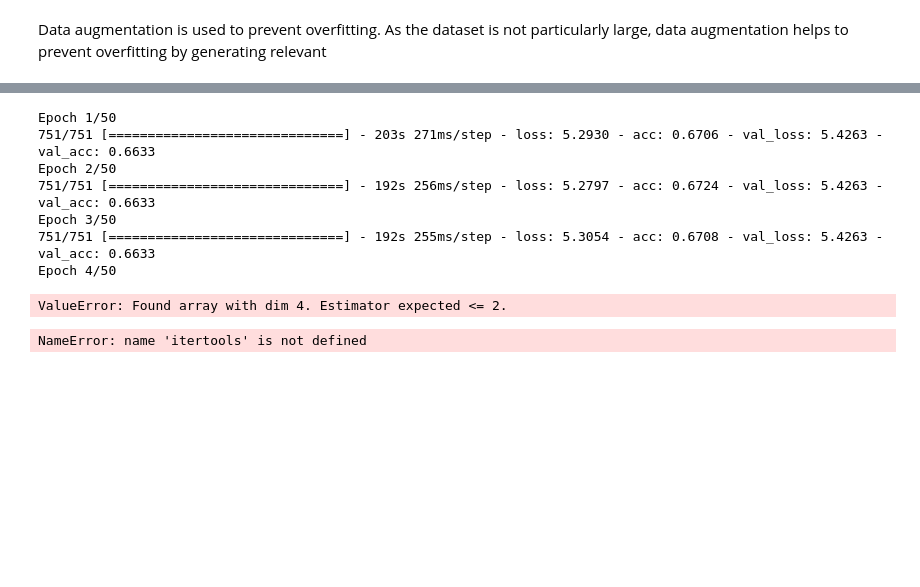
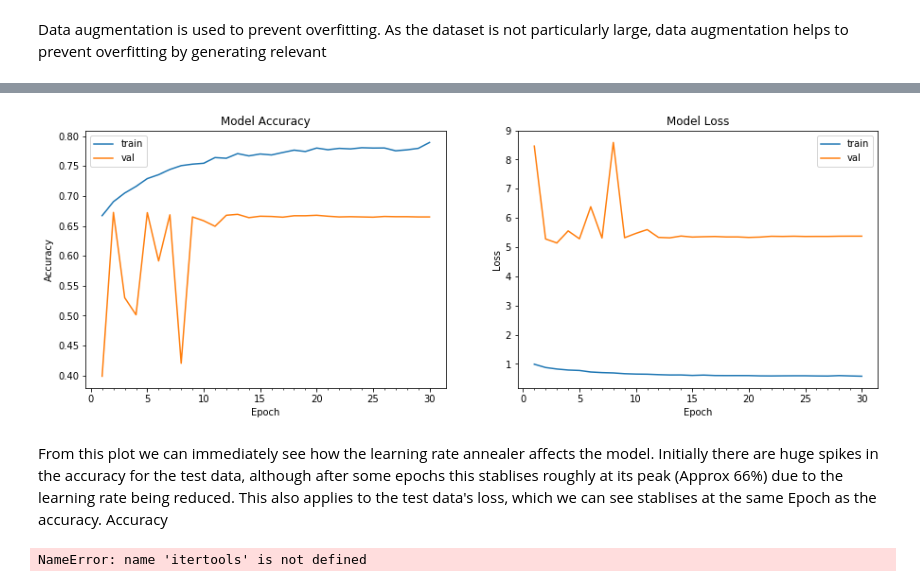
Before and after one commit to b-scott/Machine-Learning-Extended-Technical-Project, a Jupyter notebook: mletp/src/MachineLearningCode.ipynb, the cells around one changed output, grey strips where cells are left out. Cells and saved outputs as stored; diff of their text form; code cells hidden in the pictures; blank space fills up the shorter version.

```diff
--- a/mletp/src/MachineLearningCode.ipynb
+++ b/mletp/src/MachineLearningCode.ipynb
@@ -331 +321,5 @@ x_test = x_test.reshape(x_test.shape[0], *(224, 224, 3))
+# %%
+# canal value of 3 as images are RGB
+x_train = x_train.reshape(x_train.shape[0], *(75, 100, 3))
+x_test = x_test.reshape(x_test.shape[0], *(75, 100, 3))
 # %%
@@ -455,7 +390,7 @@ datagen.fit(x_train)
 # %%
 # train the model CNN RESULTS
-epochs = 50
-batch_size = 10
+epochs = 30
+batch_size = 16
 history = model.fit_generator(datagen.flow(x_train,y_train, batch_size=batch_size),
                               epochs = epochs, validation_data = (x_test,y_test),
                               verbose = 1, steps_per_epoch=x_train.shape[0] // batch_size
@@ -481,29 +416,31 @@ Epoch 50/50
-# %%
-# train the model VGG RESULTS
-epochs = 50
-batch_size = 10
-history = model.fit_generator(datagen.flow(x_train,y_train, batch_size=batch_size),
-                              epochs = epochs, validation_data = (x_test,y_test),
-                              verbose = 1, steps_per_epoch=x_train.shape[0] // batch_size
-                              , callbacks=[learning_rate_reduction])
-# %% [output]
-Epoch 1/50
-751/751 [==============================] - 203s 271ms/step - loss: 5.2930 - acc: 0.6706 - val_loss: 5.4263 - val_acc: 0.6633
-Epoch 2/50
-751/751 [==============================] - 192s 256ms/step - loss: 5.2797 - acc: 0.6724 - val_loss: 5.4263 - val_acc: 0.6633
-Epoch 3/50
-751/751 [==============================] - 192s 255ms/step - loss: 5.3054 - acc: 0.6708 - val_loss: 5.4263 - val_acc: 0.6633
-Epoch 4/50
-# %%
-from keras.models import Sequential
-from keras.layers import Dense, Activation
-output_dim = nb_classes = 10
-model = Sequential()
-model.add(Dense(output_dim, input_dim=input_dim, activation='softmax'))
-batch_size = 128
-nb_epoch = 20
-# %% [output]
-ValueError: Found array with dim 4. Estimator expected <= 2.
+# %%
+# thanks to https://www.kaggle.com/sid321axn/step-wise-approach-cnn-model-77-0344-accuracy
+# function to plot model's validation loss and validation accuracy
+def plot_model_history(model_history):
+    fig, axs = plt.subplots(1,2,figsize=(15,5))
+    # summarize history for accuracy
+    axs[0].plot(range(1,len(model_history.history['acc'])+1),model_history.history['acc'])
+    axs[0].plot(range(1,len(model_history.history['val_acc'])+1),model_history.history['val_acc'])
+    axs[0].set_title('Model Accuracy')
+    axs[0].set_ylabel('Accuracy')
+    axs[0].set_xlabel('Epoch')
+    axs[0].set_xticks(np.arange(1,len(model_history.history['acc'])+1),len(model_history.history['acc'])/10)
+    axs[0].legend(['train', 'val'], loc='best')
+    # summarize history for loss
+    axs[1].plot(range(1,len(model_history.history['loss'])+1),model_history.history['loss'])
+    axs[1].plot(range(1,len(model_history.history['val_loss'])+1),model_history.history['val_loss'])
+    axs[1].set_title('Model Loss')
+    axs[1].set_ylabel('Loss')
+    axs[1].set_xlabel('Epoch')
+    axs[1].set_xticks(np.arange(1,len(model_history.history['loss'])+1),len(model_history.history['loss'])/10)
+    axs[1].legend(['train', 'val'], loc='best')
+    plt.show()
+# %%
+plot_model_history(history)
+# %% [output]
+[figure, added]
+# %% [markdown]
+<p>From this plot we can immediately see how the learning rate annealer affects the model. Initially there are huge spikes in the accuracy for the test data, although after some epochs this stablises roughly at its peak (Approx 66%) due to the learning rate being reduced. This also applies to the test data's loss, which we can see stablises at the same Epoch as the accuracy. Accuracy  </p>
 # %%
 y_pred = model.predict(x_test)
 y_pred = np.argmax(y_pred, axis = 1)
```
Also changed, not shown: parts of 46 cells of this notebook, 1 other file.
